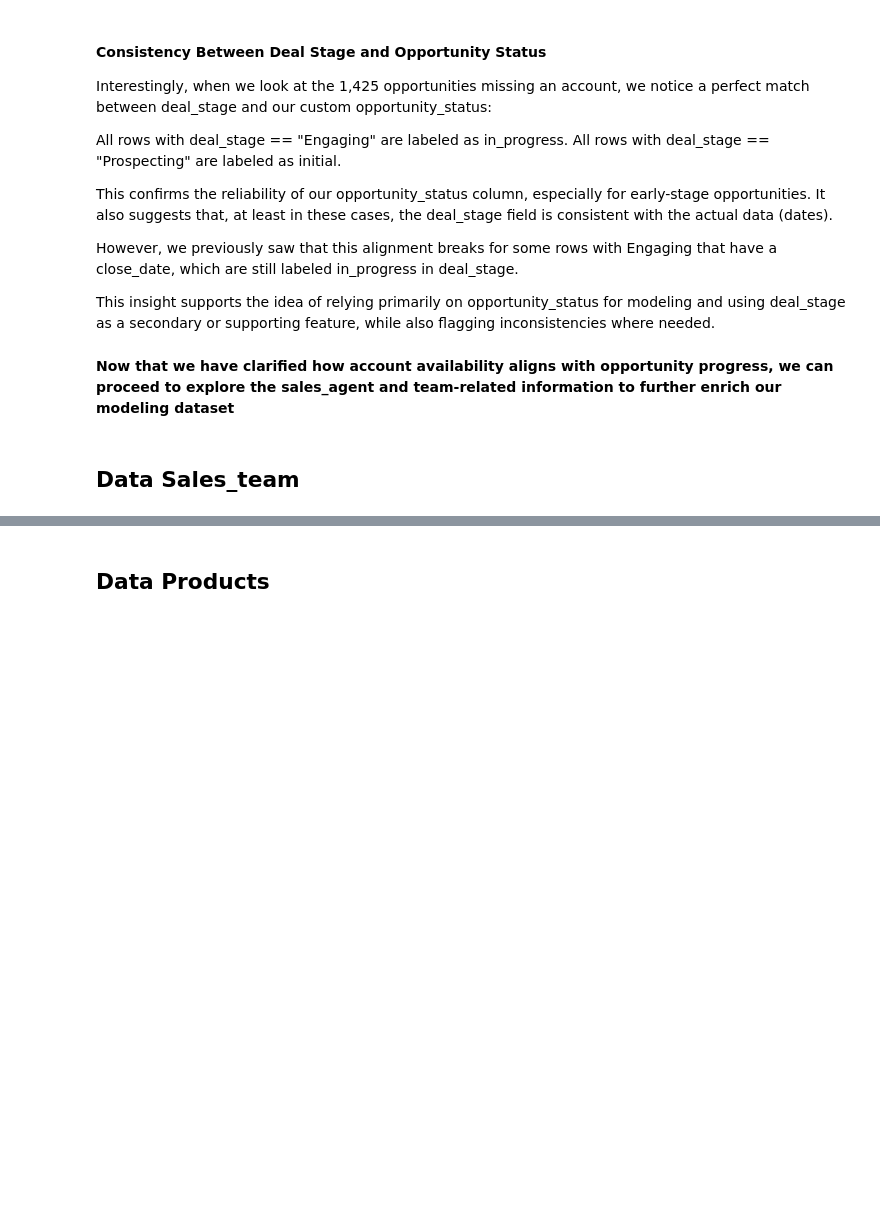
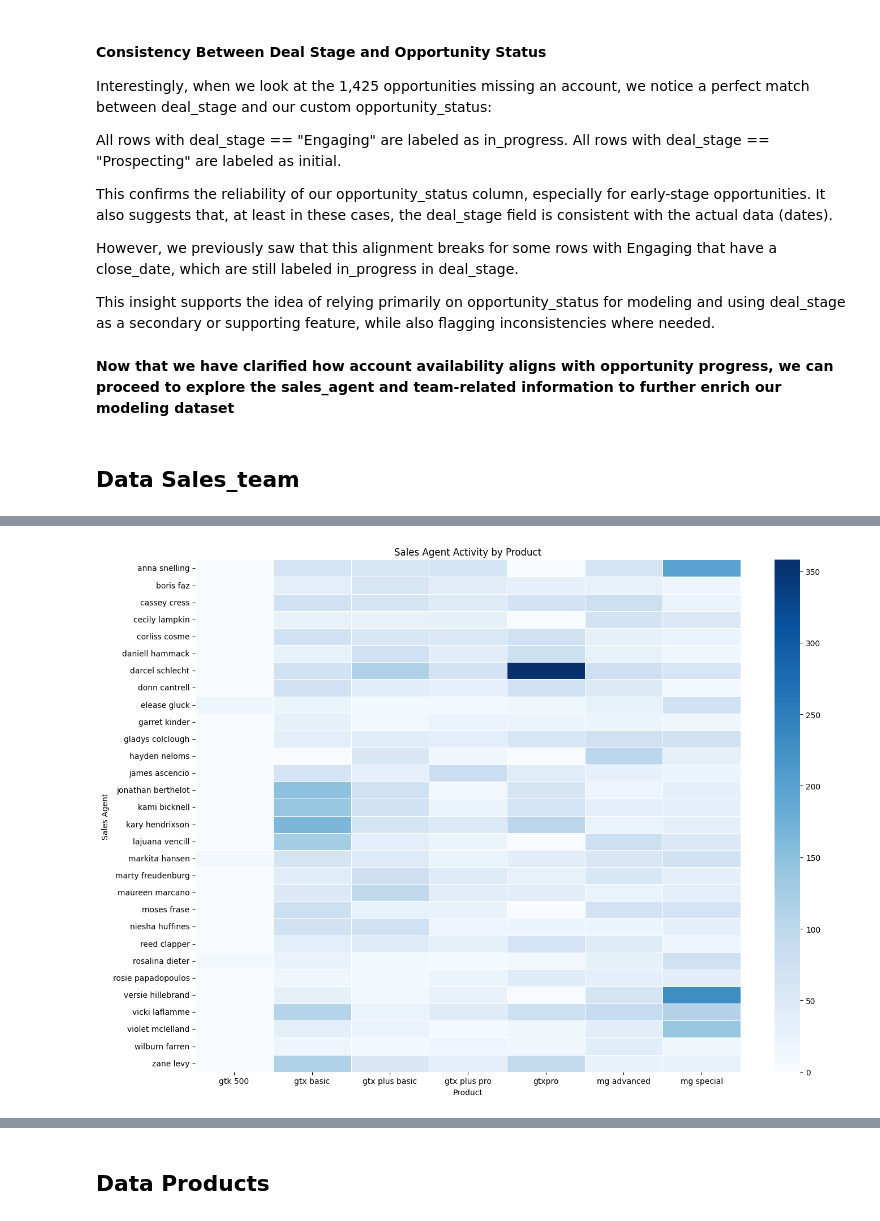
Before and after one commit to MatthieuScarset/aisrm, a Jupyter notebook: notebooks/01_data_exploration_and_cleaning.ipynb, the cells around one changed output, grey strips where cells are left out. Drawn from its saved outputs; the diff is of its cells as text; code cells hidden in the pictures; blank space fills up the shorter version.

```diff
--- a/notebooks/01_data_exploration_and_cleaning.ipynb
+++ b/notebooks/01_data_exploration_and_cleaning.ipynb
@@ -605,0 +715,12 @@ data_sales_team = clean_string_columns(data_sales_team)
+# %%
+pivot_table = pd.crosstab(data_sales_pipeline_and_team['sales_agent'], data_sales_pipeline_and_team['product'])
+
+plt.figure(figsize=(14, 10))
+sns.heatmap(pivot_table, cmap='Blues', linewidths=.5)
+plt.title('Sales Agent Activity by Product')
+plt.xlabel('Product')
+plt.ylabel('Sales Agent')
+plt.tight_layout()
+plt.show()
+# %% [output]
+[figure, added]
```
Also changed, not shown: parts of 27 cells of this notebook, 8 other files.
